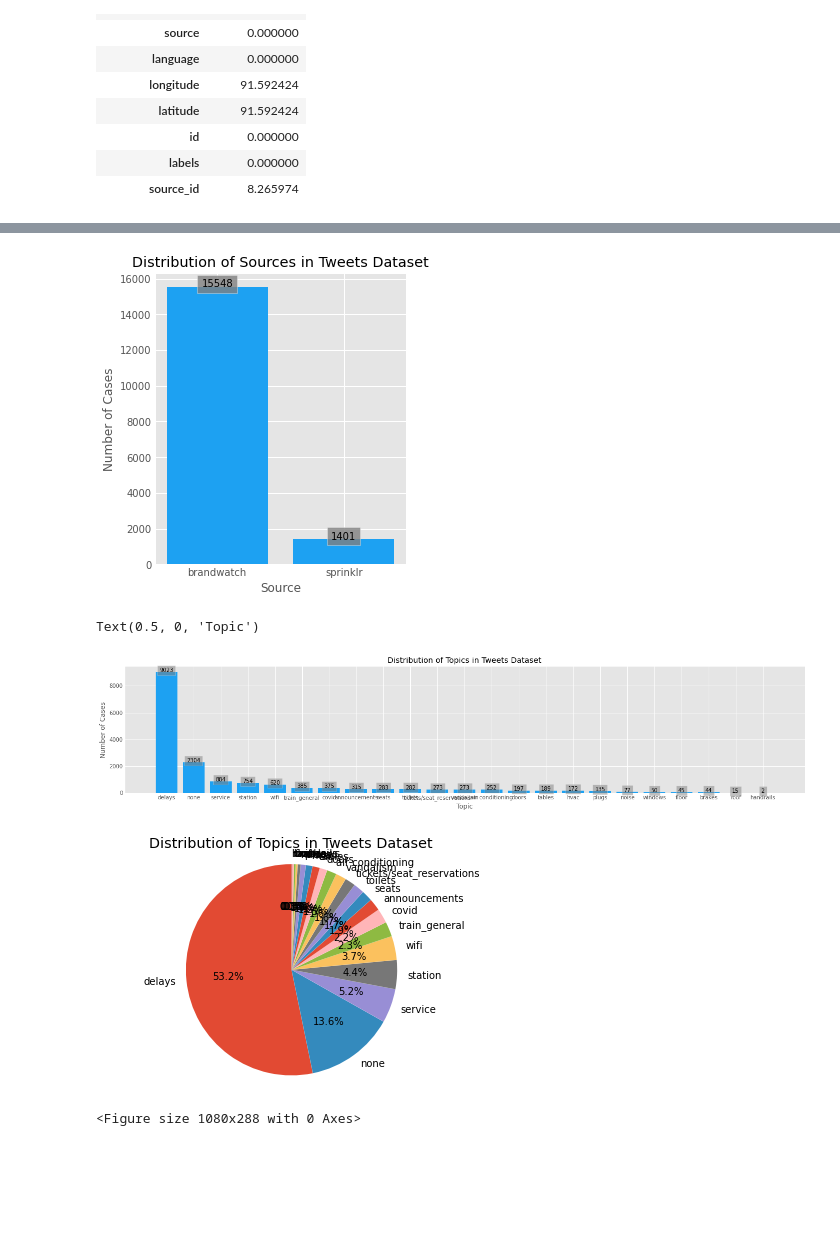
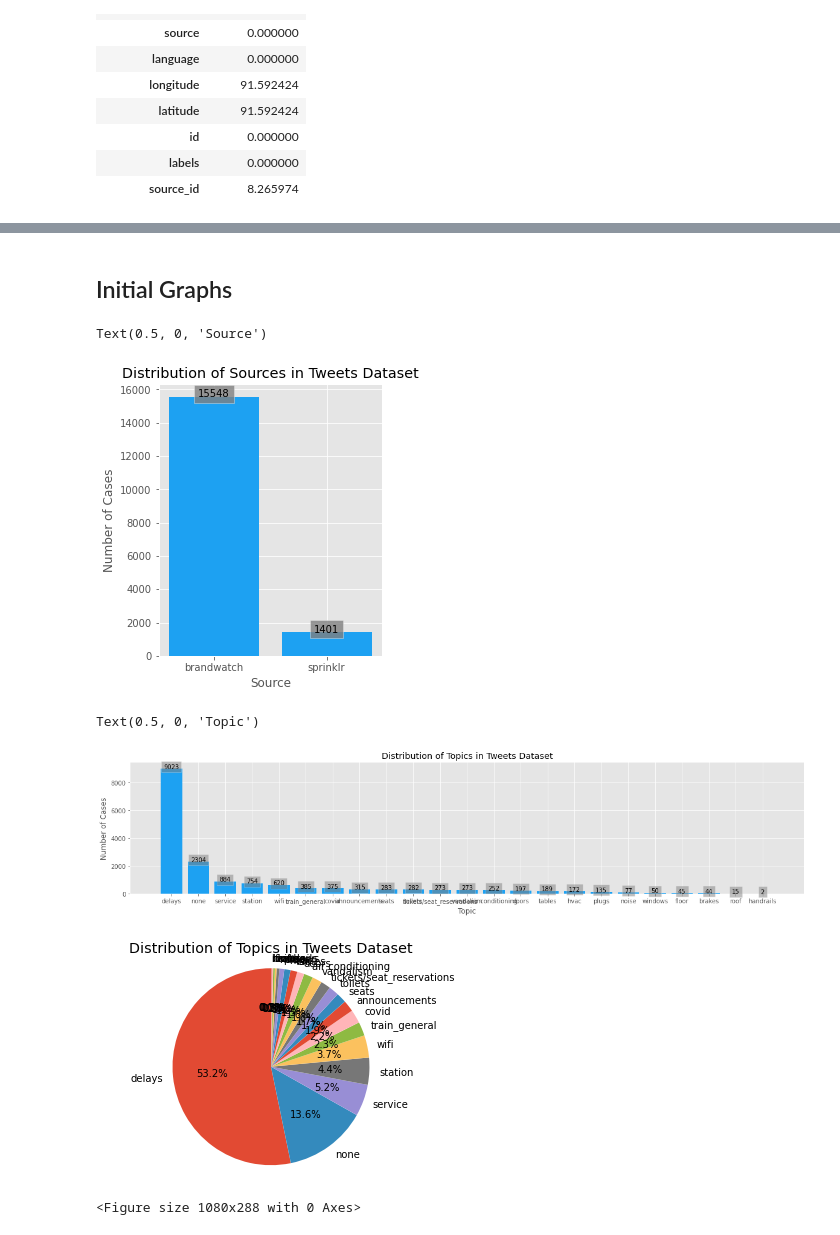
Before and after one commit to Himanshu-Dharma/Elon_bots_sentiment_analysis, a Jupyter notebook: tweetslalo.ipynb, the cells around one changed output, grey strips where cells are left out. Saved outputs shown, nothing was run; the diff lists cells and outputs as text; code cells hidden in the pictures; blank space fills up the shorter version.

```diff
--- a/tweetslalo.ipynb
+++ b/tweetslalo.ipynb
@@ -122,8 +144,10 @@ df2.head()
 | 3 | 8b4d2a34-c4f0-0e19-4055-dfe4af5f0e14 | Z003XDCS | negative | True | 6df4ba5c-952f-732f-2a7e-4cc6f7d56f61 |
 | 4 | 1fd08862-d8c7-0682-6b11-2603fba22d94 | Z003XDCS | neutral | True | e5aa618a-c554-6bdb-cb5b-bcdadcaa4e98 |
 # %%
+# Merge the main dataframe plus the extracts from the previous ones and delete duplicated or no longer needed columns
 df_new = pd.merge(df, pd.merge(df1, df2, left_index=True, right_index=True), left_index=True, right_index=True)
 df_new = df_new.drop(columns=['topic_x', 'sentiment_x', 'user_id_y', 'tweet_id_y'])
 df_new['source_created_at'] = pd.to_datetime(df_new['source_created_at'])
+df_new.rename(columns={'topic_y': 'topic', 'sentiment_y': 'sentiment', 'source_created_at': 'datetime'}, inplace=True)
 df_new
 # %% [output]
@@ -142,3 +166,16 @@ df_new
 16949 rows × 18 columns
 # %%
 df = df_new
+# %%
+#Creation of columns from the datetime column
+import datetime
+import calendar
+df['weekdayn'] = df['datetime'].dt.dayofweek
+df['weekday'] = df['datetime'].dt.day_name()
+df['hour'] = df['datetime'].dt.hour
+df['month'] = df['datetime'].dt.month
+df['monthname'] = df['datetime'].dt.month_name()
+df['year'] = df['datetime'].dt.year
+df['time'] = df['datetime'].dt.strftime("%H:%M:%S")
+df['date'] = df['datetime'].dt.date
+df.head()
@@ -145,3 +190,5 @@ df = df_new
+# %% [markdown]
+## Initial Graphs
 # %%
 # Frequency distribution of source
 source = df['source'].value_counts()
@@ -159,32 +206,33 @@ plt.ylabel('Number of Cases', fontsize=12)
 plt.xlabel('Source', fontsize=12)
 # plt.savefig('sourcecount.jpeg')
 # %% [output]
+Text(0.5, 0, 'Source')
-[figure, old version]
+[figure, new version]
 # %%
 # Frequency distribution of topics
-topic = df['topic_y'].value_counts()
-topic  = topic .rename_axis('topic_y').reset_index(name='count')
-topic['topic_y'] = topic['topic_y'].astype('category')
-x, y = topic['topic_y'], topic['count']
+topic = df['topic'].value_counts()
+topic  = topic .rename_axis('topic').reset_index(name='count')
+topic['topic'] = topic['topic'].astype('category')
+x, y = topic['topic'], topic['count']
 plt.figure(figsize=(20,4))
 plt.style.use('ggplot')
 plt.bar(x, y, color = '#1DA1F2')
 for i in range(len(x)):
   plt.text(i, y[i], y[i], ha = 'center',
     Bbox = dict(facecolor = 'grey', alpha =.5))
 plt.title('Distribution of Topics in Tweets Dataset')
 plt.ylabel('Number of Cases', fontsize=12)
 plt.xlabel('Topic', fontsize=12)
-# plt.savefig('sourcecount.jpeg')
+# plt.savefig('topicscount.jpeg')
 # %% [output]
 Text(0.5, 0, 'Topic')
-[figure, old version]
+[figure, new version]
 # %%
 # Frequency distribution of topics
-topic = df['topic_y'].value_counts()
-topic  = topic .rename_axis('topic_y').reset_index(name='count')
-topic['topic_y'] = topic['topic_y'].astype('category')
-x, y = topic['topic_y'], topic['count']
+topic = df['topic'].value_counts()
+topic  = topic .rename_axis('topic').reset_index(name='count')
+topic['topic'] = topic['topic'].astype('category')
+x, y = topic['topic'], topic['count']
 fig1, ax1 = plt.subplots()
 ax1.pie(y, labels=x, autopct='%1.1f%%',
         shadow=False, startangle=90)
@@ -193,7 +241,7 @@ plt.title('Distribution of Topics in Tweets Dataset')
 plt.figure(figsize=(15,4))
 plt.show()
 # %% [output]
-[figure, old version]
+[figure, new version]
 <Figure size 1080x288 with 0 Axes>
 # %%
 # Frequency distribution of sentiment
```
Also changed, not shown: parts of 38 cells of this notebook.
